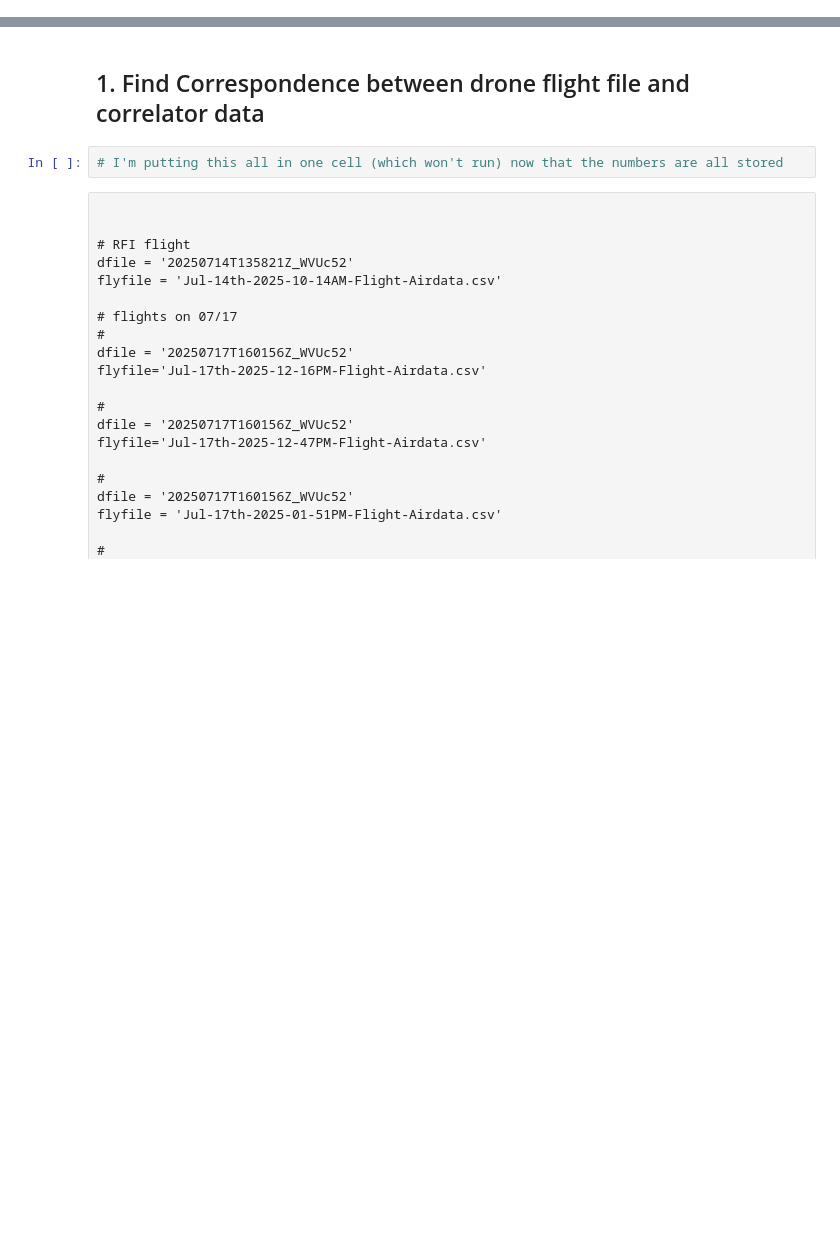
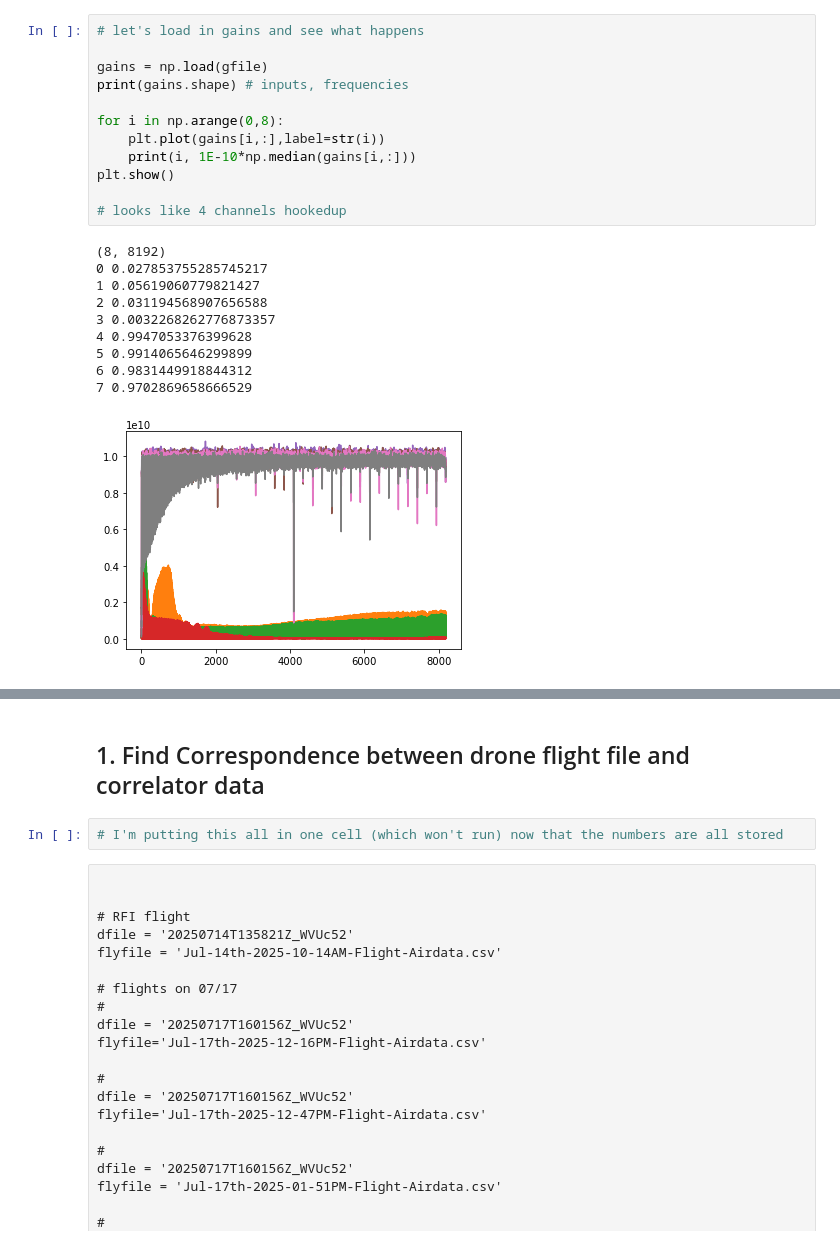
Before and after one commit to WrightLaboratory/DigitalNoiseSource, a Jupyter notebook: notebooks/LBN_DNS_GBO.ipynb, the cells around one changed output, grey strips where cells are left out. Cells and saved outputs as stored; diff of their text form; blank space fills up the shorter version.

```diff
--- a/notebooks/LBN_DNS_GBO.ipynb
+++ b/notebooks/LBN_DNS_GBO.ipynb
@@ -53,0 +218,23 @@ def get_mag_phase(power0):
+# %%
+# let's load in gains and see what happens
+
+gains = np.load(gfile)
+print(gains.shape) # inputs, frequencies
+
+for i in np.arange(0,8):
+    plt.plot(gains[i,:],label=str(i))
+    print(i, 1E-10*np.median(gains[i,:]))
+plt.show()
+
+# looks like 4 channels hookedup
+# %% [output]
+(8, 8192)
+0 0.027853755285745217
+1 0.05619060779821427
+2 0.031194568907656588
+3 0.0032268262776873357
+4 0.9947053376399628
+5 0.9914065646299899
+6 0.9831449918844312
+7 0.9702869658666529
+[figure, added]
```
Also changed, not shown: parts of 30 cells of this notebook.
